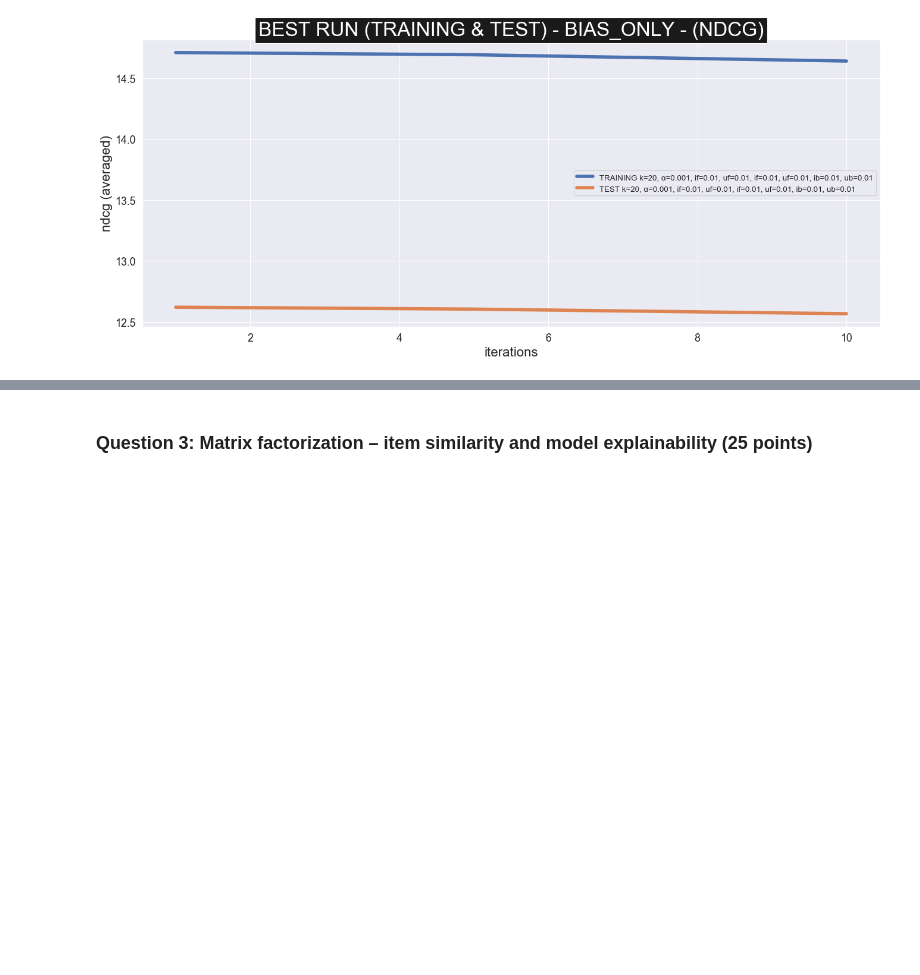
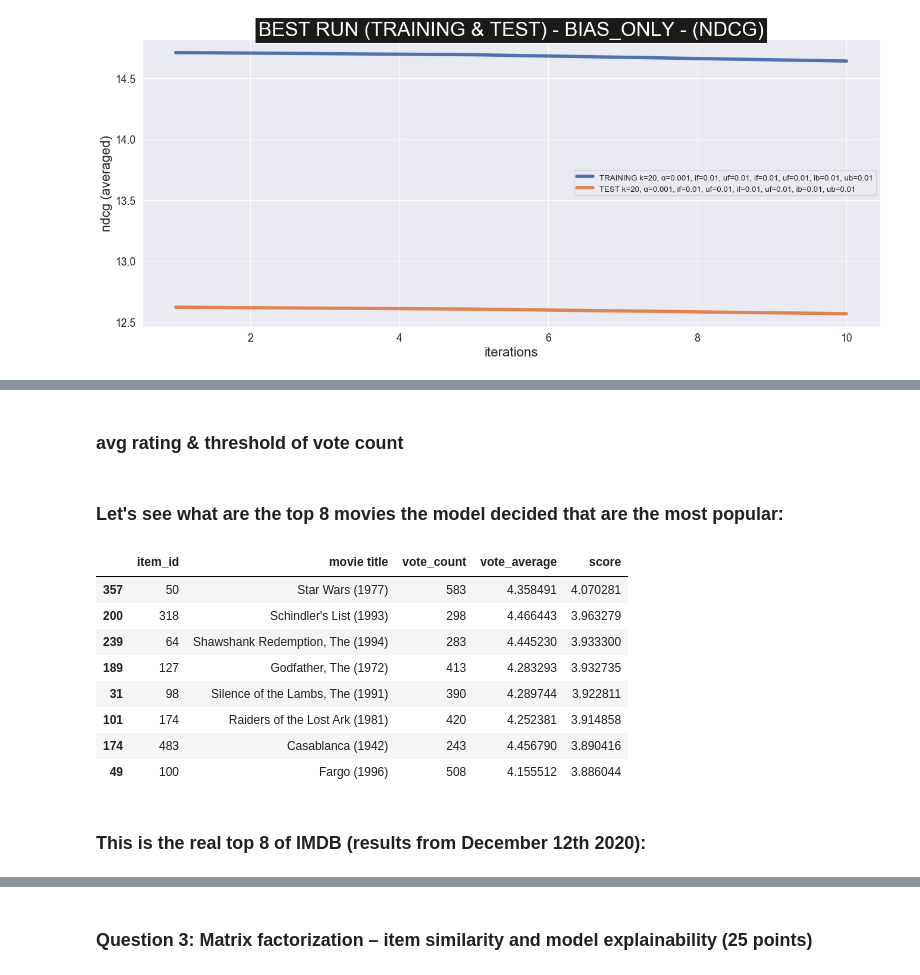
Before and after one commit to Nesher123/Recommendation-Systems, a Jupyter notebook: HW1/204502926_039065313.ipynb, the cells around one changed output, grey strips where cells are left out. Drawn from its saved outputs; the diff is of its cells as text; code cells hidden in the pictures; blank space fills up the shorter version.

Commit message:
popular

```diff
--- a/HW1/204502926_039065313.ipynb
+++ b/HW1/204502926_039065313.ipynb
@@ -1102,0 +1113,2 @@ plot_learning_curve_list(iter_array, title=f'{TITLE_BEST} ({TITLE_TRAINING} & {T
+# %%
+metadata = pd.DataFrame(data={'item_id': data.item_id.unique()})
@@ -1102,0 +1117,35 @@ plot_learning_curve_list(iter_array, title=f'{TITLE_BEST} ({TITLE_TRAINING} & {T
+# %%
+data_vote_count = data[['item_id', 'rating']].groupby('item_id', as_index=False).count().rename(columns={"rating": "vote_count"})
+data_vote_avg_rating = data[['item_id', 'rating']].groupby('item_id',as_index=False).mean().rename(columns={"rating": "vote_average"})
+metadata_full = metadata.merge(movie_data_subset, on='item_id').merge(data_vote_count, on='item_id').merge(data_vote_avg_rating, on='item_id')
+# %% [markdown]
+### avg rating & threshold of vote count
+# %%
+C = metadata_full['vote_average'].mean()
+m = metadata_full['vote_count'].quantile(0.90)
+
+def weighted_rating(x, m=m, C=C):
+    v = x['vote_count']
+    R = x['vote_average']
+    # Calculation based on the IMDB formula
+    return (v/(v+m) * R) + (m/(m+v) * C)
+
+metadata_full['score'] = metadata_full.apply(weighted_rating, axis=1)
+# %%
+metadata_full = metadata_full.sort_values('score', ascending=False)
+# %% [markdown]
+### Let's see what are the top 8 movies the model decided that are the most popular:
+# %%
+metadata_full.head(8)
+# %% [output]
+|  | item_id | movie title | vote_count | vote_average | score |
+| 357 | 50 | Star Wars (1977) | 583 | 4.358491 | 4.070281 |
+| 200 | 318 | Schindler's List (1993) | 298 | 4.466443 | 3.963279 |
+| 239 | 64 | Shawshank Redemption, The (1994) | 283 | 4.445230 | 3.933300 |
+| 189 | 127 | Godfather, The (1972) | 413 | 4.283293 | 3.932735 |
+| 31 | 98 | Silence of the Lambs, The (1991) | 390 | 4.289744 | 3.922811 |
+| 101 | 174 | Raiders of the Lost Ark (1981) | 420 | 4.252381 | 3.914858 |
+| 174 | 483 | Casablanca (1942) | 243 | 4.456790 | 3.890416 |
+| 49 | 100 | Fargo (1996) | 508 | 4.155512 | 3.886044 |
+# %% [markdown]
+### This is the real top 8 of IMDB (results from December 12th 2020):
```
Also changed, not shown: parts of 12 cells of this notebook, 2 other files.
